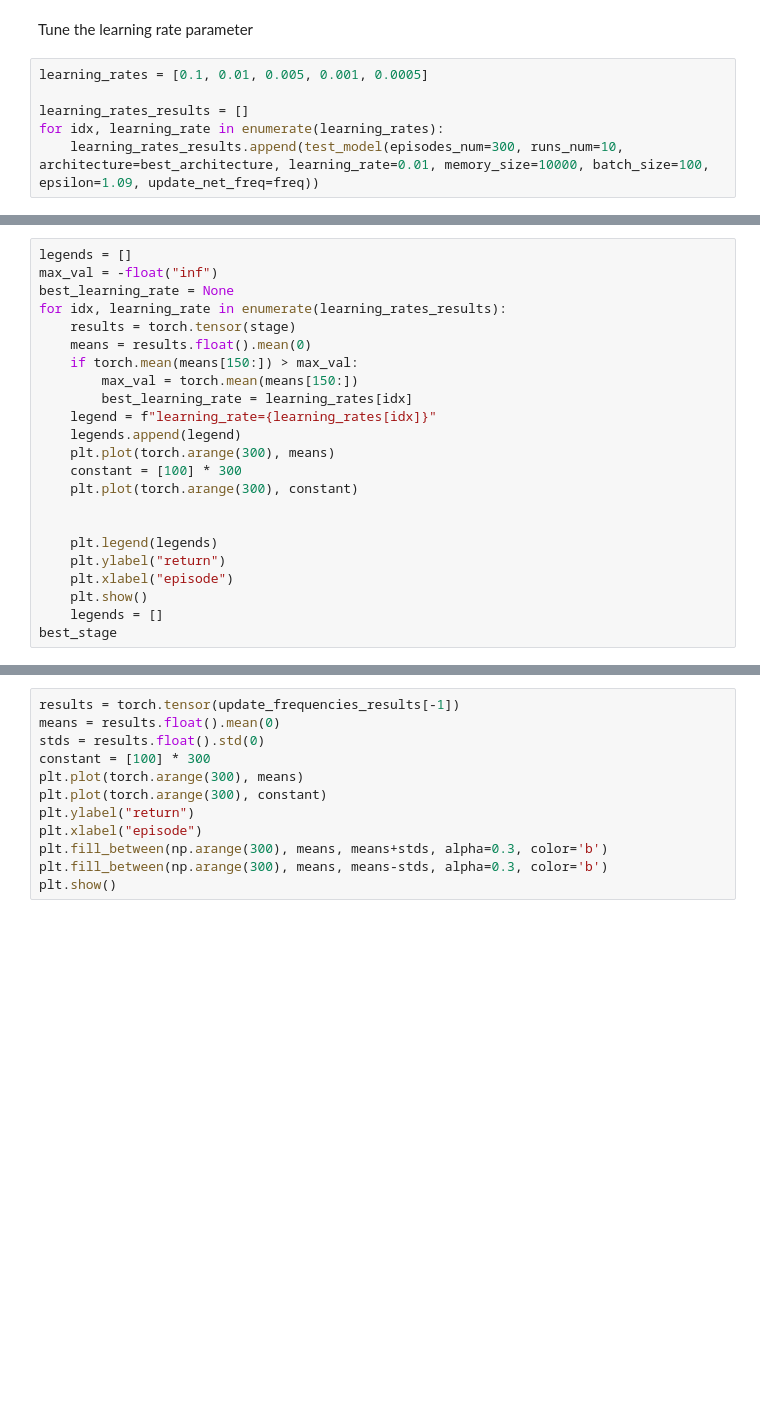
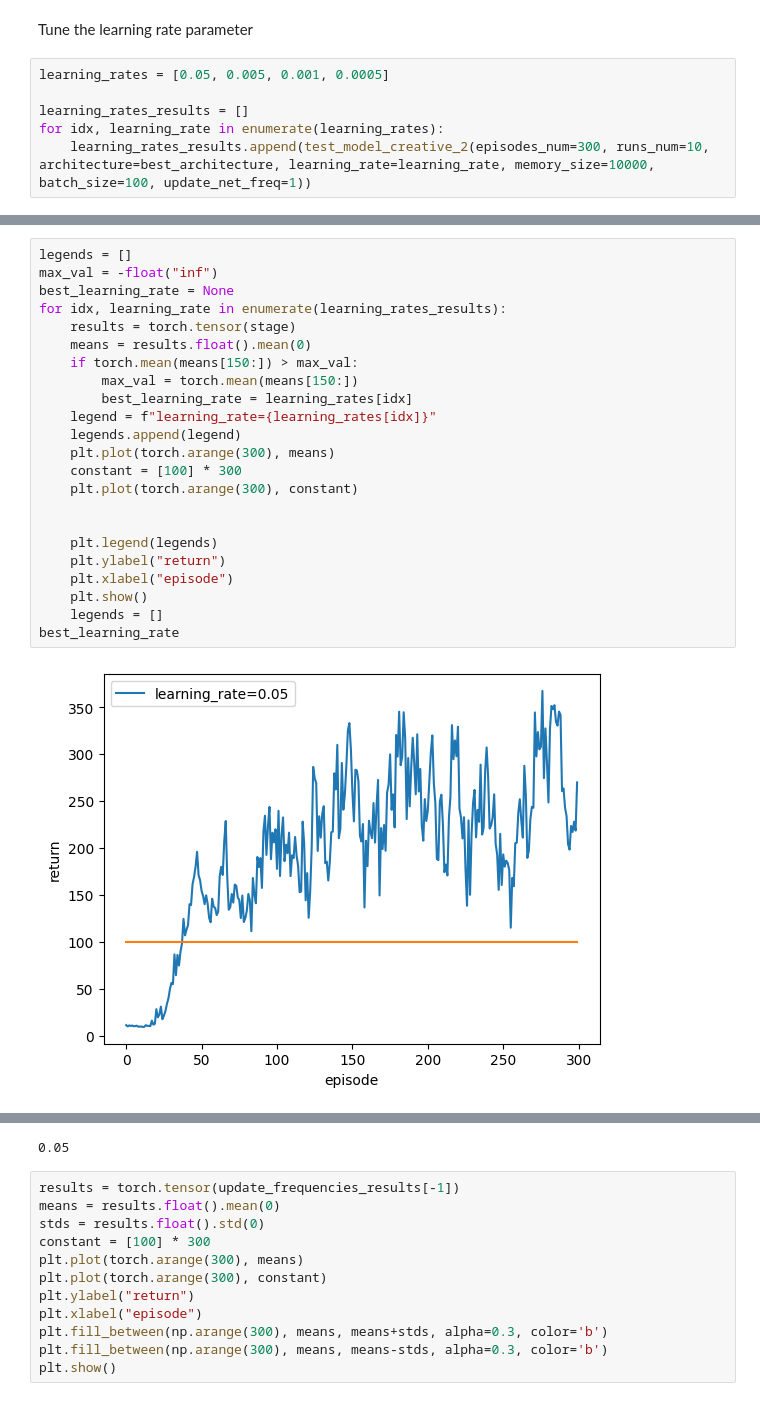
Before and after one commit to mitsides06/DQN-Hyperparameter-Tuning, a Jupyter notebook: coursework2.ipynb, the cells around one changed output, grey strips where cells are left out. Drawn from its saved outputs; the diff is of its cells as text; blank space fills up the shorter version.

```diff
--- a/coursework2.ipynb
+++ b/coursework2.ipynb
@@ -1115,8 +1151,8 @@ plt.show()
 # %% [markdown]
 Tune the learning rate parameter
 # %%
-learning_rates = [0.1, 0.01, 0.005, 0.001, 0.0005]
+learning_rates = [0.05, 0.005, 0.001, 0.0005]
 
 learning_rates_results = []
 for idx, learning_rate in enumerate(learning_rates):
-    learning_rates_results.append(test_model(episodes_num=300, runs_num=10, architecture=best_architecture, learning_rate=0.01, memory_size=10000, batch_size=100, epsilon=1.09, update_net_freq=freq))
+    learning_rates_results.append(test_model_creative_2(episodes_num=300, runs_num=10, architecture=best_architecture, learning_rate=learning_rate, memory_size=10000, batch_size=100, update_net_freq=1))
@@ -1123,23 +1178,25 @@ for idx, learning_rate in enumerate(learning_rates):
 # %%
 legends = []
 max_val = -float("inf")
 best_learning_rate = None
 for idx, learning_rate in enumerate(learning_rates_results):
     results = torch.tensor(stage)
     means = results.float().mean(0)
     if torch.mean(means[150:]) > max_val:
         max_val = torch.mean(means[150:])
         best_learning_rate = learning_rates[idx]
     legend = f"learning_rate={learning_rates[idx]}"
     legends.append(legend)
     plt.plot(torch.arange(300), means)
     constant = [100] * 300
     plt.plot(torch.arange(300), constant)
 
 
     plt.legend(legends)
     plt.ylabel("return")
     plt.xlabel("episode")
     plt.show()
     legends = []
-best_stage
+best_learning_rate
+# %% [output]
+[figure, added]
@@ -1146,3 +1206,4 @@ best_stage
+0.05
 # %%
 results = torch.tensor(update_frequencies_results[-1])
 means = results.float().mean(0)
```
Also changed, not shown: parts of 9 cells of this notebook, 1 other file.
